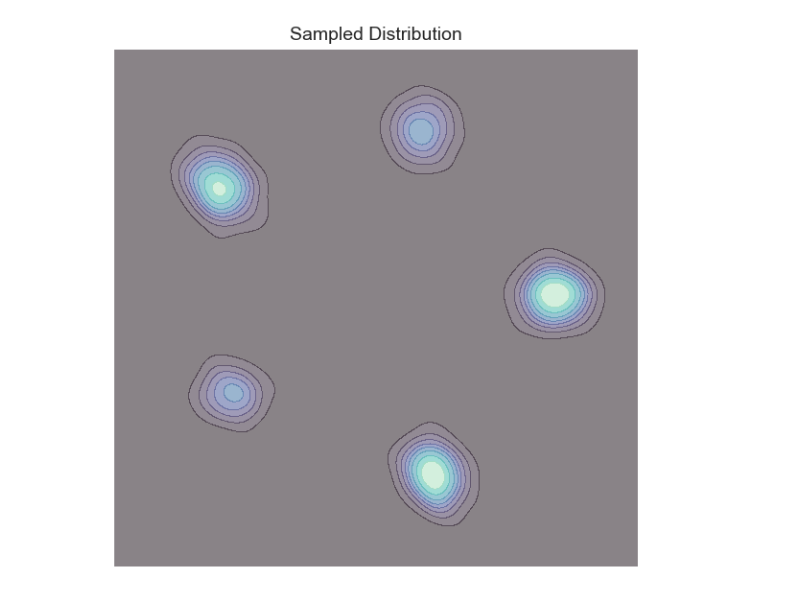
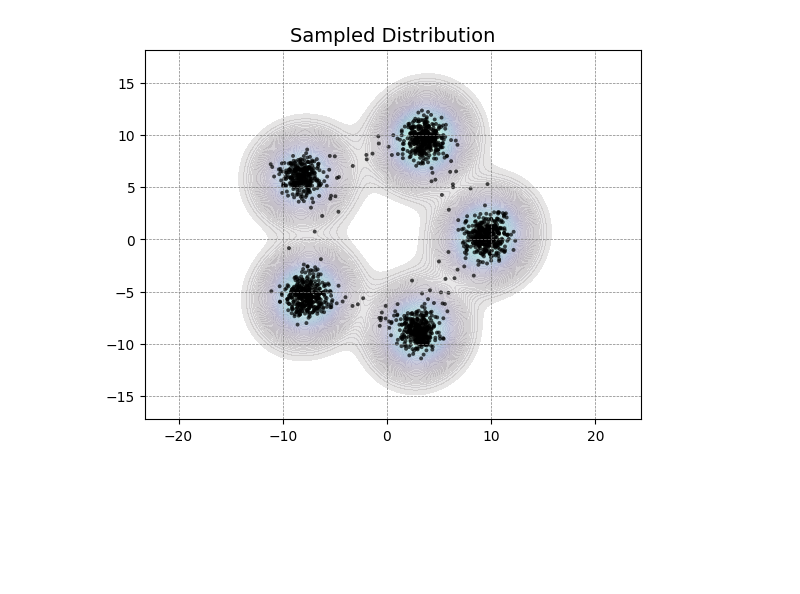
Before and after one commit to Mullerio/Compostional-Generative-Models, a Jupyter notebook: test.ipynb, the cells around one changed output. Cells and saved outputs as stored; diff of their text form; code cells hidden in the pictures; blank space fills up the shorter version.

```diff
--- a/test.ipynb
+++ b/test.ipynb
@@ -83,14 +74,14 @@ plot_samples(comp_sampler.sample_without_traj(gaussian_path.p_init.sample(2000),
 # %%
 models = [model1]
 
 sde = CompLangevin(models=models, sigma = 1, alpha = LinearAlpha(), beta=SquareRootBeta())
 
 comp_solver = EulerSDESolver(sde)
 
 comp_sampler = Sampler(comp_solver)
 
 steps= torch.linspace(0.01, 1, 2000).view(1,-1,1).expand(2000,-1,1).to(device)
 
-plot_samples(comp_sampler.sample_without_traj(gaussian_path.p_init.sample(2000), steps),contour=False)
+plot_samples(comp_sampler.sample_without_traj(gaussian_path.p_init.sample(2000), steps), scatter=True,kde=True)
 # %% [output]
-[figure, old version]
+[figure, new version]
```
Also changed, not shown: parts of 4 cells of this notebook, 3 other files.
